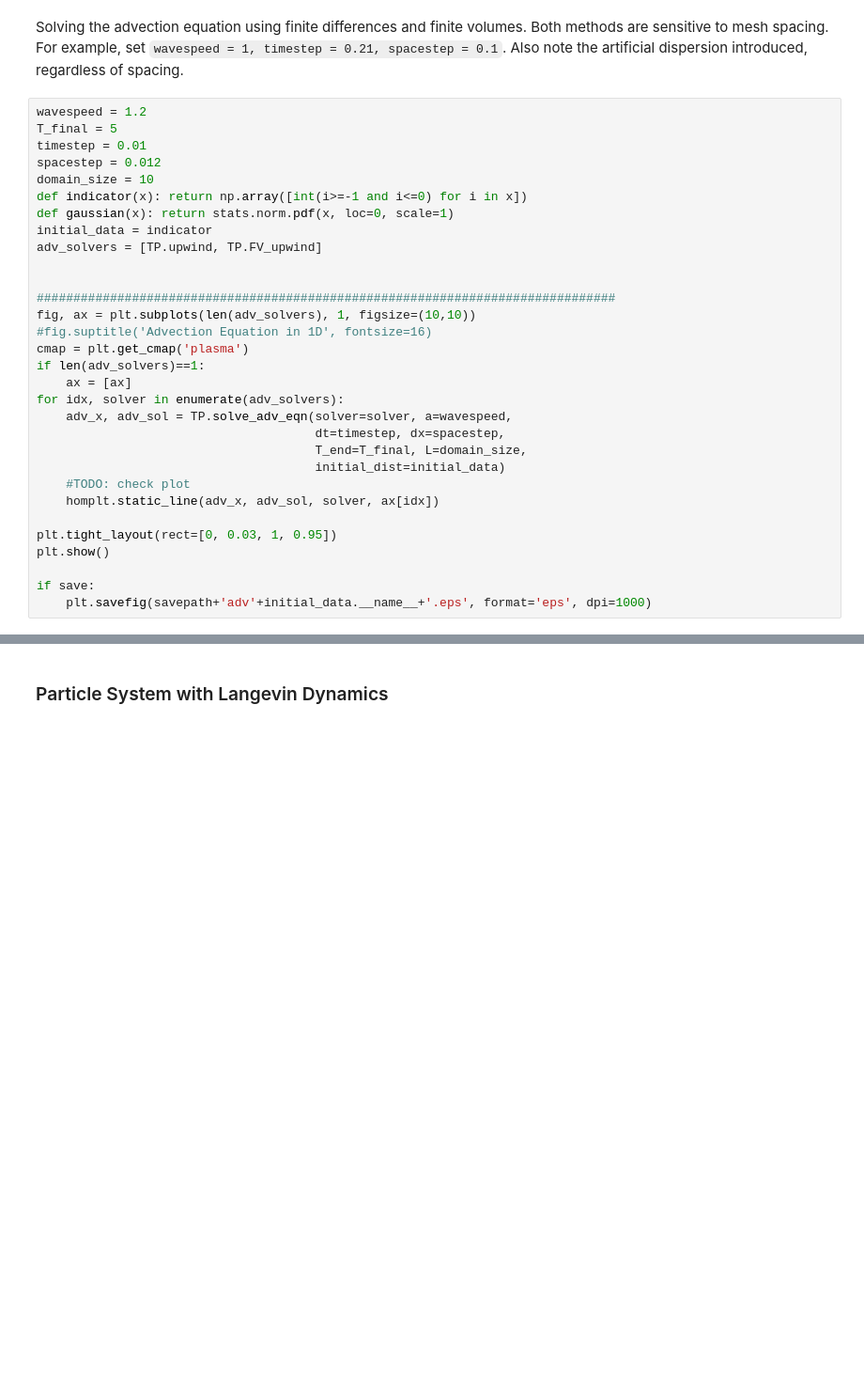
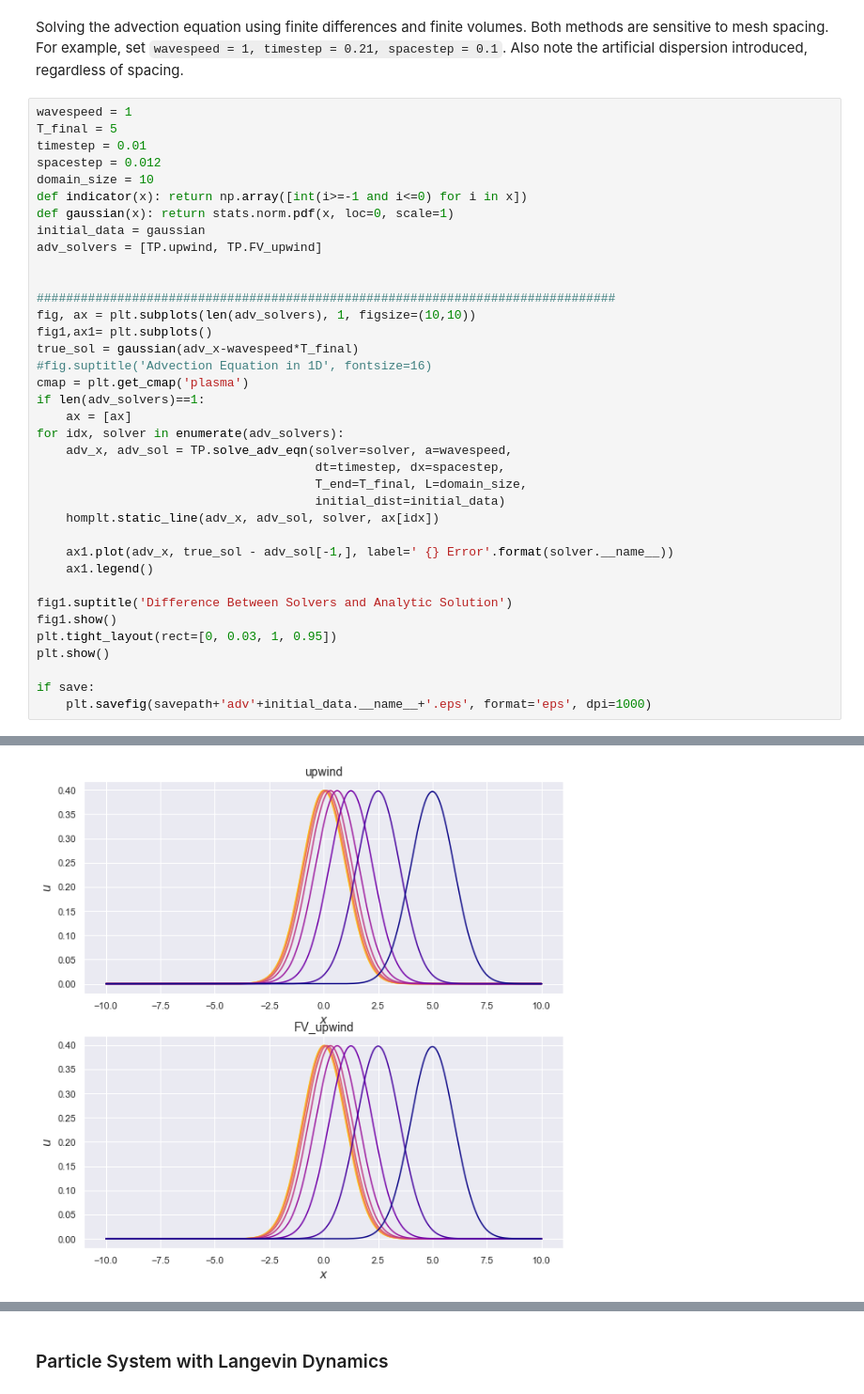
Before and after one commit to Tom271/InteractingParticleSystems, a Jupyter notebook: Project Supplement.ipynb, the cells around one changed output, grey strips where cells are left out. Shown at 94% size. Cells and saved outputs as stored; diff of their text form; blank space fills up the shorter version.

Commit message:
Progress on Numerical Methods
FINALLY!

```diff
--- a/Project Supplement.ipynb
+++ b/Project Supplement.ipynb
@@ -76,19 +79,21 @@ if save:
 # %% [markdown]
 Solving the advection equation using finite differences and finite volumes. Both methods are sensitive to mesh spacing. For example, set `wavespeed = 1, timestep = 0.21, spacestep = 0.1`. Also note the artificial dispersion introduced, regardless of spacing.
 # %%
-wavespeed = 1.2
+wavespeed = 1
 T_final = 5
 timestep = 0.01
 spacestep = 0.012
 domain_size = 10
 def indicator(x): return np.array([int(i>=-1 and i<=0) for i in x])
 def gaussian(x): return stats.norm.pdf(x, loc=0, scale=1)
-initial_data = indicator
+initial_data = gaussian
 adv_solvers = [TP.upwind, TP.FV_upwind]
 
 
 ###############################################################################
 fig, ax = plt.subplots(len(adv_solvers), 1, figsize=(10,10))
+fig1,ax1= plt.subplots()
+true_sol = gaussian(adv_x-wavespeed*T_final)
 #fig.suptitle('Advection Equation in 1D', fontsize=16)
 cmap = plt.get_cmap('plasma')
 if len(adv_solvers)==1:
@@ -98,9 +103,13 @@ for idx, solver in enumerate(adv_solvers):
                                       dt=timestep, dx=spacestep,
                                       T_end=T_final, L=domain_size,
                                       initial_dist=initial_data)
-    #TODO: check plot
     homplt.static_line(adv_x, adv_sol, solver, ax[idx])
 
+    ax1.plot(adv_x, true_sol - adv_sol[-1,], label=' {} Error'.format(solver.__name__))
+    ax1.legend()
+
+fig1.suptitle('Difference Between Solvers and Analytic Solution')
+fig1.show()
 plt.tight_layout(rect=[0, 0.03, 1, 0.95])
 plt.show()
 
@@ -111,0 +121 @@ FV_upwind mass loss was 0.00000%
+[figure, added]
```
Also changed, not shown: parts of 5 cells of this notebook, 12 other files.
